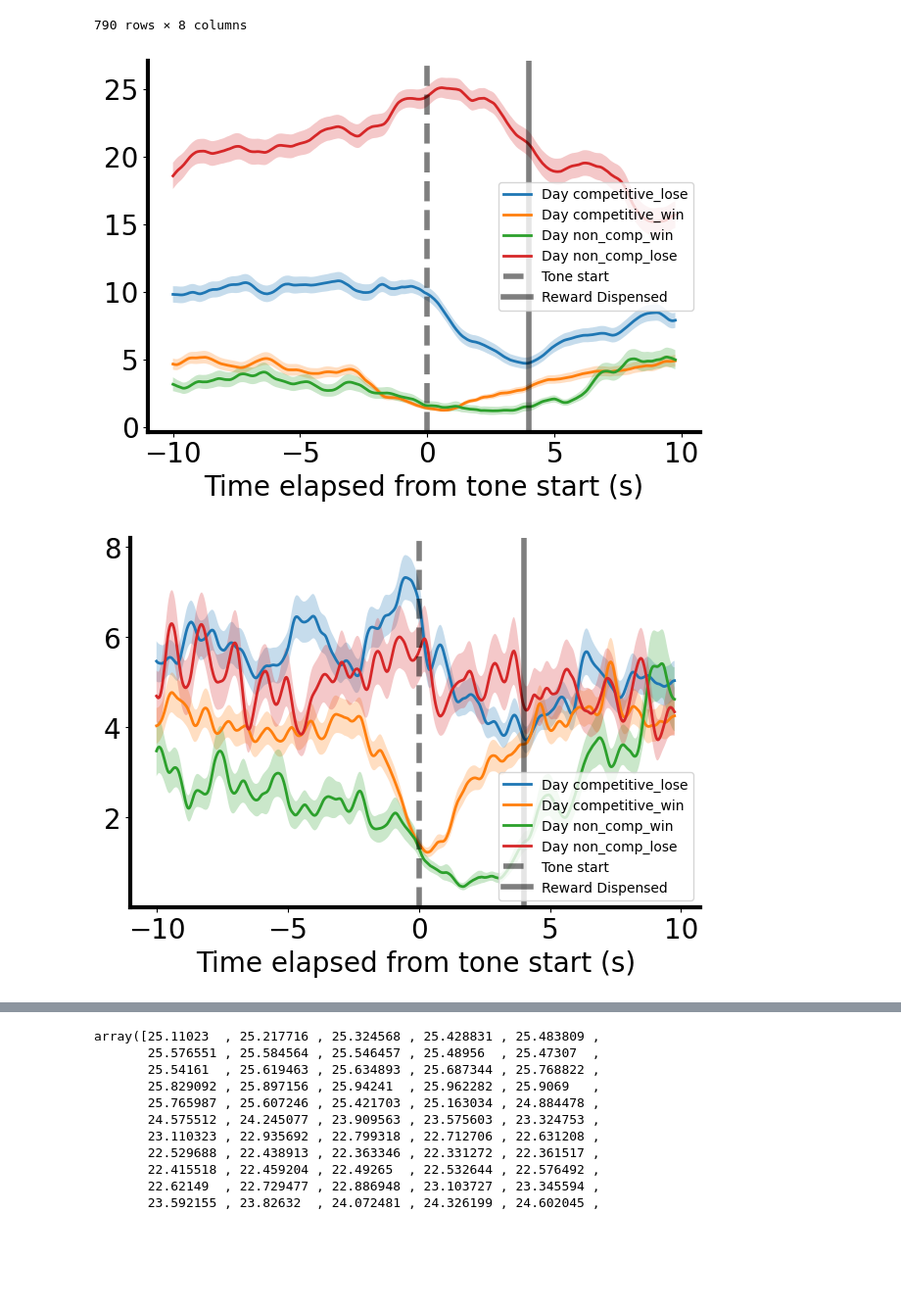
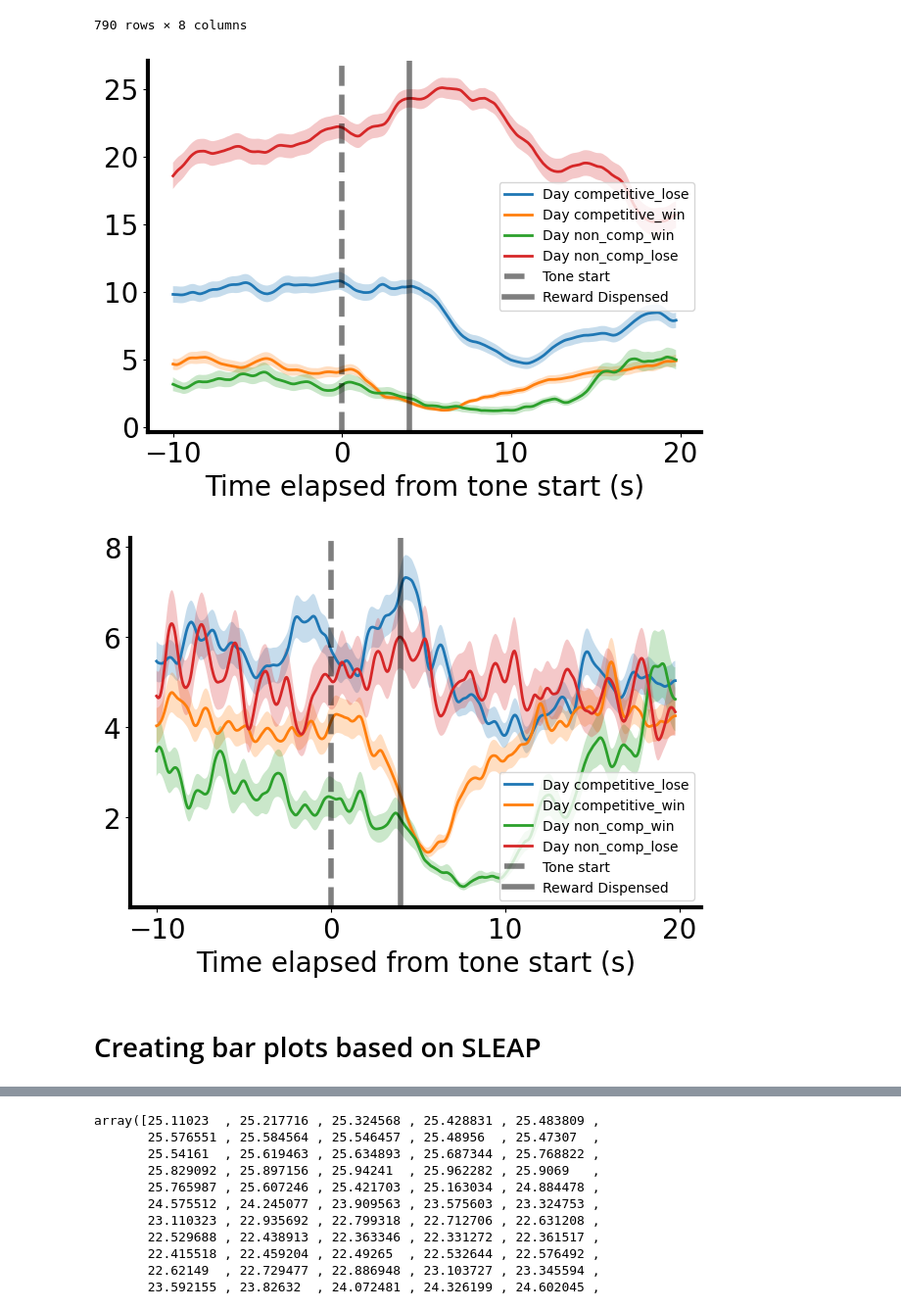
Before and after one commit to padillacoreanolab/reward_comp_ext, a Jupyter notebook: results/2024_09_02_behavioral_reward_comp/01_competitive_trials_analysis.ipynb, the cells around one changed output, grey strips where cells are left out. Shown at 98% size. Cells and saved outputs as stored; diff of their text form; code cells hidden in the pictures; blank space fills up the shorter version.

```diff
--- a/results/2024_09_02_behavioral_reward_comp/01_competitive_trials_analysis.ipynb
+++ b/results/2024_09_02_behavioral_reward_comp/01_competitive_trials_analysis.ipynb
@@ -708,36 +708,36 @@ ax.spines['right'].set_visible(False)
 
 # Leave bottom and left spines
 ax.spines['bottom'].set_visible(True)
 ax.spines['left'].set_visible(True)
 ax.spines['bottom'].set_linewidth(3)
 ax.spines['left'].set_linewidth(3)
 
 
 for num in all_velocity_df["competition_and_trial_label"].unique():
 
 
     current_df = all_velocity_df[all_velocity_df["competition_and_trial_label"] == num]
     current_arr = np.vstack(current_df["distance"].apply(lambda x: x[:595]).values)
 
 
     arr_mean = np.nanmean(current_arr, axis=0)
     arr_sem = np.nanstd(current_arr, axis=0) / ((current_arr.shape[0]) ** 0.5)
-    plt.plot(np.linspace(-10,9.75,595), arr_mean, label="Day {}".format(str(num)), linewidth=2)
+    plt.plot(np.linspace(-10,19.75,595), arr_mean, label="Day {}".format(str(num)), linewidth=2)
 
-    ax.fill_between(np.linspace(-10,9.75,595), arr_mean - arr_sem , arr_mean + arr_sem , \
+    ax.fill_between(np.linspace(-10,19.75,595), arr_mean - arr_sem , arr_mean + arr_sem , \
                    alpha=.25)
 
 
 plt.axvline(x=0, color="black", label="Tone start", linewidth=4, alpha=0.5, linestyle="--")
 plt.axvline(x=4, color="black", label="Reward Dispensed", linewidth=4, alpha=0.5)
 
 # plt.ylim(0, 1.1)
 
 plt.legend()
 plt.tight_layout()
 # plt.savefig(os.path.join(probability_inside_port_plots_output_directory, "probability_inside_port_all_subjects.png"))
 # %% [output]
-[figure, old version]
+[figure, new version]
 # %%
 fig, ax = plt.subplots()
 
@@ -767,9 +767,9 @@ for num in all_velocity_df["competition_and_trial_label"].unique():
 
     arr_mean = np.nanmean(current_arr, axis=0)
     arr_sem = np.nanstd(current_arr, axis=0) / ((current_arr.shape[0]) ** 0.5)
-    plt.plot(np.linspace(-10,9.75,595), arr_mean, label="Day {}".format(str(num)), linewidth=2)
+    plt.plot(np.linspace(-10,19.75,595), arr_mean, label="Day {}".format(str(num)), linewidth=2)
 
-    ax.fill_between(np.linspace(-10,9.75,595), arr_mean - arr_sem , arr_mean + arr_sem , \
+    ax.fill_between(np.linspace(-10,19.75,595), arr_mean - arr_sem , arr_mean + arr_sem , \
                    alpha=.25)
 
 
@@ -782,4 +782,6 @@ plt.legend()
 plt.tight_layout()
 # plt.savefig(os.path.join(probability_inside_port_plots_output_directory, "probability_inside_port_all_subjects.png"))
 # %% [output]
-[figure, old version]
+[figure, new version]
+# %% [markdown]
+# Creating bar plots based on SLEAP
```
Also changed, not shown: parts of 4 cells of this notebook.
